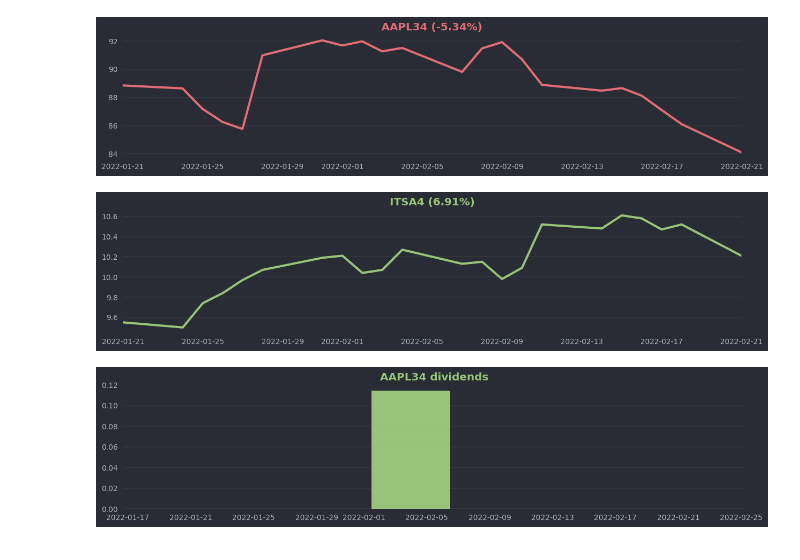
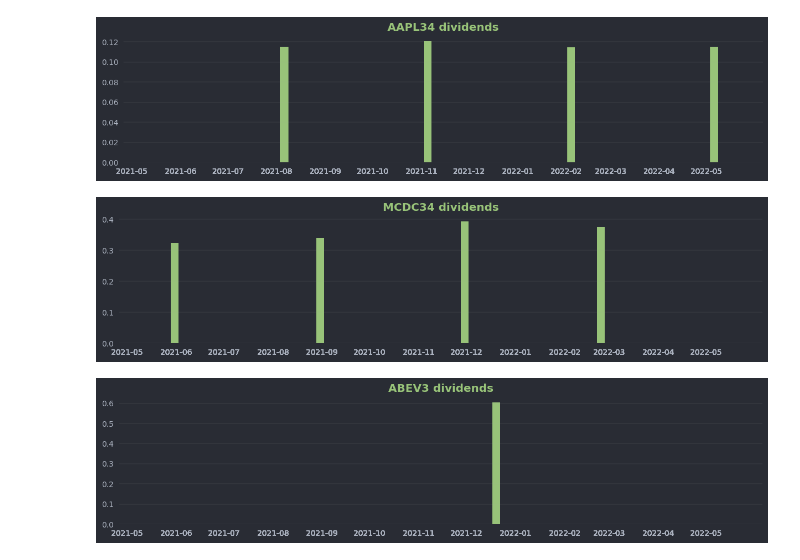
Before and after one commit to Giatroo/investiments, a Jupyter notebook: PlottersTest.ipynb, the cells around one changed output. Saved outputs shown, nothing was run; the diff lists cells and outputs as text; code cells hidden in the pictures.

```diff
--- a/PlottersTest.ipynb
+++ b/PlottersTest.ipynb
@@ -1,12 +0,0 @@
-# %%
-from HistoryPlotter import MatplotHistoryPlotter, OneDarkPlotDecorator
-
-plotter = MatplotHistoryPlotter()
-plotter = OneDarkPlotDecorator(plotter)
-plotter.lineplot('aapl34', period='1mo')
-plotter.lineplot('itsa4', period='1mo')
-plotter.dividends('aapl34')
-# %% [output]
-[figure, removed]
-[figure, removed]
-[figure, removed]
@@ -23,0 +1,19 @@ history_df = pd.concat([series, series1], axis='columns')
+# %%
+from StockPlotter import MatplotStockPlotter, OneDarkPlotDecorator
+from Stock import Stock
+
+plotter = MatplotStockPlotter()
+plotter = OneDarkPlotDecorator(plotter)
+
+stocks_tickers = ['aapl34', 'mcdc34', 'abev3']
+
+for ticker in stocks_tickers:
+    stock = Stock(ticker)
+    name = stock.name
+    dividends = stock.get_dividends_series(period='1y')
+
+    plotter.dividends(name, dividends)
+# %% [output]
+[figure, added]
+[figure, added]
+[figure, added]
```
Also changed, not shown: parts of 11 cells of this notebook, 1 other file.
